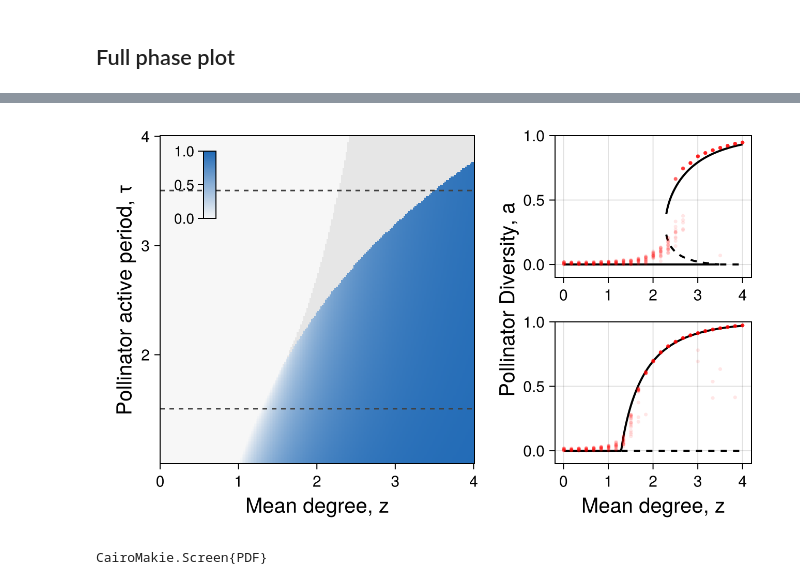
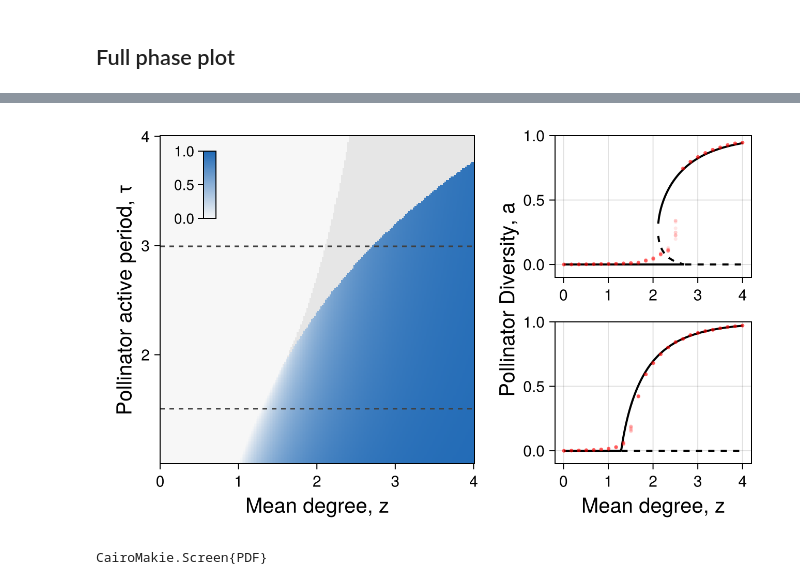
Before and after one commit to CleggTom/PolNet, a Jupyter notebook: Notebooks/PlantPol_simple.ipynb, the cells around one changed output, grey strips where cells are left out. Cells and saved outputs as stored; diff of their text form; code cells hidden in the pictures.

```diff
--- a/Notebooks/PlantPol_simple.ipynb
+++ b/Notebooks/PlantPol_simple.ipynb
@@ -240,18 +213,27 @@ Threads.@threads for i = 1:K
     end
 end
 # %%
+function remove_links!(fadj, N, M, p)
+    for i = eachindex(fadj)
+        for (t,v) = fadj[i]
+            to_rm = findall(rand(length(v)) .< p)
+            deleteat!(fadj[i][t], to_rm)
+        end
+    end
+end
+
 #system size
-T = 10
-Mt = 10000
+T = 20
+Mt = 3000
 
 #simulation parameters
-R = 20
+R = 10
 Ksim = 25
 z_vec_sim = range(extrema(z_vec)..., length = Ksim)
 τ_vec_sim = range(extrema(τ_vec)..., length = Ksim)
 
 #l transects
-high = 2.5
+high = 2.0
 high_ind = findmin(abs.(τ_vec .- high))[2]
 high = τ_vec[high_ind]
 
@@ -260,18 +242,22 @@ low_ind = findmin(abs.(τ_vec .- low))[2]
 low = τ_vec[low_ind]
 
 #run simualtions
-results_sim = Array{Any,3}(undef,2,Ksim,R)
-for i = 1:Ksim
-
+println("running lower branch simulations")
+results_lower_sim = Array{Any,3}(undef,2,Ksim,R)
+Threads.@threads for i = 1:Ksim
         N,M,fadj = PlantPol.build_network(z_vec_sim[i],high, T,Mt)
         for r = 1:R
-            x0 = 0.02 * rand()
-            results_sim[1,i,r] = PlantPol.simulate_network(x0, N, M, fadj)[1:M] |> mean
+            s = rand(N+M) .< 0.01
+            stmp = similar(s)
+            PlantPol.simulate_network!(s,stmp, N, M, fadj)
+            results_lower_sim[1,i,r] = s[1:M] |> mean
         end
 
         N,M,fadj = PlantPol.build_network(z_vec_sim[i],low,T,Mt)
         for r = 1:R
-            x0 = 0.02 * rand()
-            results_sim[2,i,r] = PlantPol.simulate_network(x0, N, M, fadj)[1:M] |> mean
+            s = rand(N+M) .< 0.01
+            stmp = similar(s)
+            PlantPol.simulate_network!(s,stmp, N, M, fadj)
+            results_lower_sim[2,i,r] = s[1:M] |> mean
         end
 end
@@ -303,36 +337,38 @@ end
 green_col = RGBf(0.5, 0.78, 0.47)
 blue_col = RGBf(0.09, 0.64, 0.86)
 
 heatmap!(ax, z_vec, 1 .+ τ_vec, col_matrix)
 Colorbar(fig[1:2,1], colormap = cm, flipaxis = false, vertical = true,
     height = Relative(0.3), halign = :left, valign = :top, alignmode = Outside(15))
 
 hlines!(ax, 1 .+ [low,high], color = :gray25, linestyle = :dash)
 
 ax_title = Axis(fig[1:2,2], ylabel = "Pollinator Diversity, a", ylabelpadding = 35, spinewidth = 0; style...)
 hidedecorations!(ax_title, label = false)
 
 
 ax2 = Axis(fig[1,2]; style...)
 PlantPol.plot_bifurcation_diagram!(ax2, z_vec, results_pred_a[:,high_ind], color = :black, linewidth = 2)
 for i = 1:Ksim
-    scatter!(ax2, fill(z_vec_sim[i], R), results_sim[1,i,:], color = (:red, 0.1), markersize = 5)
+    # scatter!(ax2, fill(z_vec_sim[i], R), results_upper_sim[1,i,:], color = (:red, 0.1), markersize = 5)
+    scatter!(ax2, fill(z_vec_sim[i], R), results_lower_sim[1,i,:], color = (:red, 0.1), markersize = 5)
 end
 
 ax3 = Axis(fig[2,2], xlabel = "Mean degree, z"; style...)
 PlantPol.plot_bifurcation_diagram!(ax3, z_vec, results_pred_a[:,low_ind], color = :black, linewidth = 2)
 for i = 1:Ksim
-    scatter!(ax3, fill(z_vec_sim[i], R), results_sim[2,i,:], color = (:red, 0.1), markersize = 5)
+    # scatter!(ax3, fill(z_vec_sim[i], R), results_upper_sim[2,i,:], color = (:red, 0.1), markersize = 5)
+    scatter!(ax3, fill(z_vec_sim[i], R), results_lower_sim[2,i,:], color = (:red, 0.1), markersize = 5)
 end
 
 ylims!.([ax2,ax3],-0.1, 1)
 
 colgap!(fig.layout, 20)
 colsize!(fig.layout, 1, Relative(400 / 650))
 
 fig
 # %% [output]
-[figure, old version]
+[figure, new version]
 # %%
 save("../figures/Fig1.pdf",fig)
 # %% [output]
```
Also changed, not shown: parts of 22 cells of this notebook.
